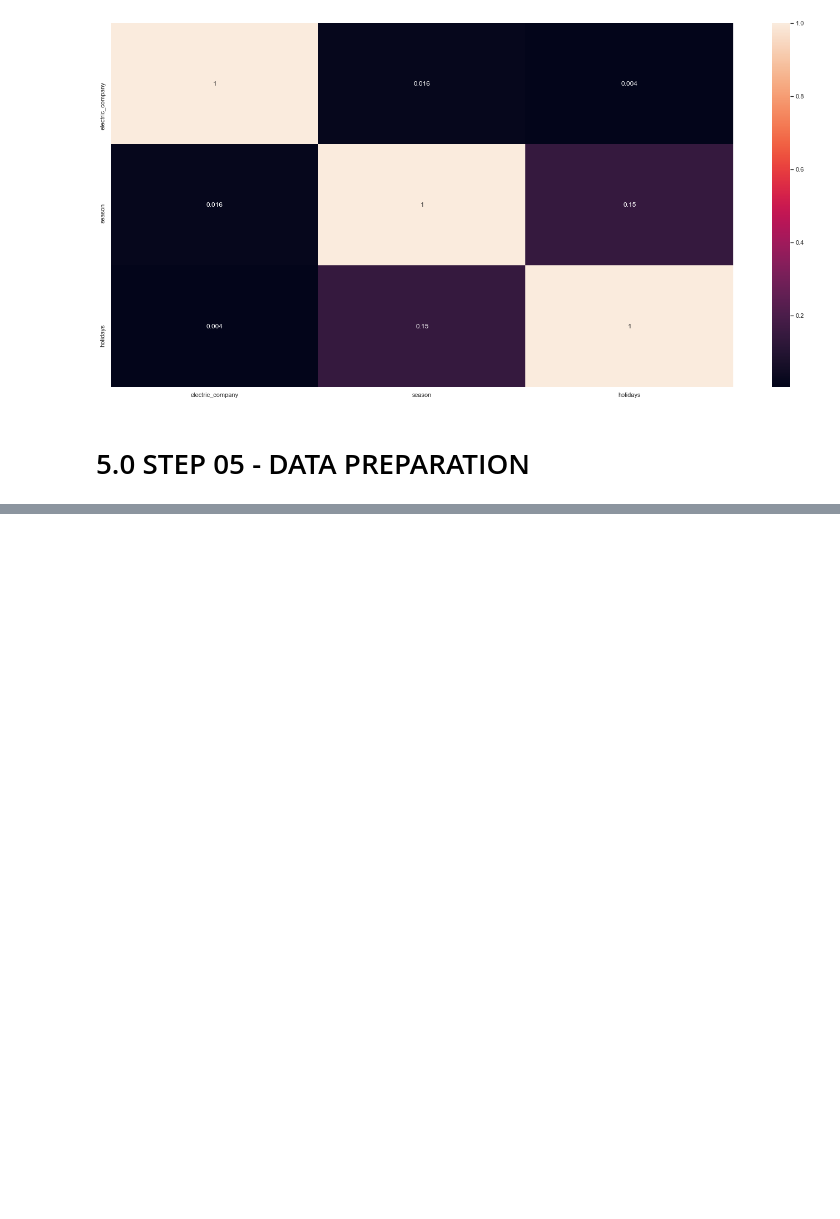
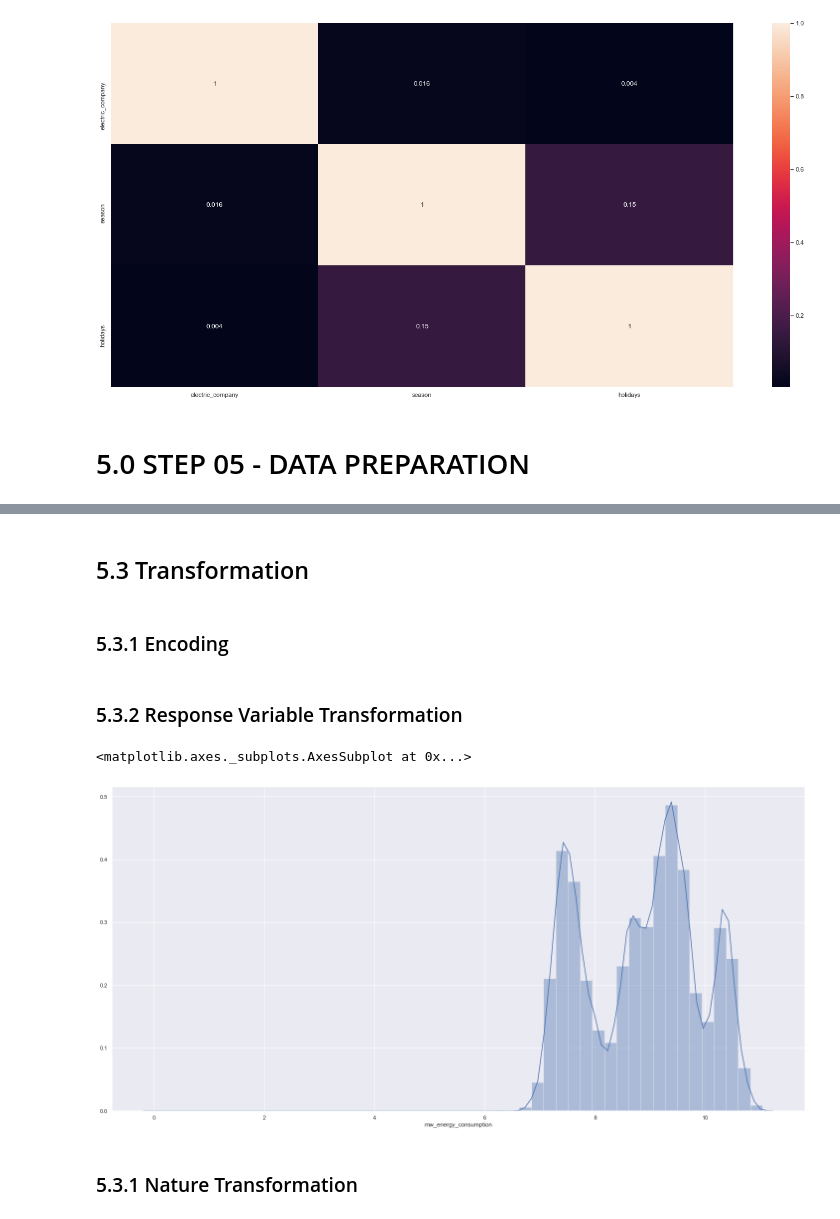
Before and after one commit to panambY/Hourly_Energy_Consumption, a Jupyter notebook: Hourly_Energy_Consumption.ipynb, the cells around one changed output, grey strips where cells are left out. Drawn from its saved outputs; the diff is of its cells as text; code cells hidden in the pictures; blank space fills up the shorter version.

```diff
--- a/Hourly_Energy_Consumption.ipynb
+++ b/Hourly_Energy_Consumption.ipynb
@@ -659,0 +669,21 @@ df5 = df4.copy()
+# %% [markdown]
+## 5.3 Transformation
+# %% [markdown]
+### 5.3.1 Encoding
+# %%
+# The only categorical variable which I will use the encoding will be the "holidays". I won't use the "season" in this moment because it's a cyclical variable and I will transform it after soon.
+
+# As the values in the variable "holidays" do not have an important relationship between them and our final dataset will not have many columns I will use the "One Hot Encoding" technique.
+
+df5 = pd.get_dummies( df5, prefix=['holidays'], columns=['holidays'] )
+# %% [markdown]
+### 5.3.2 Response Variable Transformation
+# %%
+df5['mw_energy_consumption'] = np.log1p( df5['mw_energy_consumption'] )
+# %%
+sns.distplot( df5['mw_energy_consumption'] )
+# %% [output]
+<matplotlib.axes._subplots.AxesSubplot at 0x...>
+[figure, added]
+# %% [markdown]
+### 5.3.1 Nature Transformation
```
Also changed, not shown: parts of 10 cells of this notebook.
